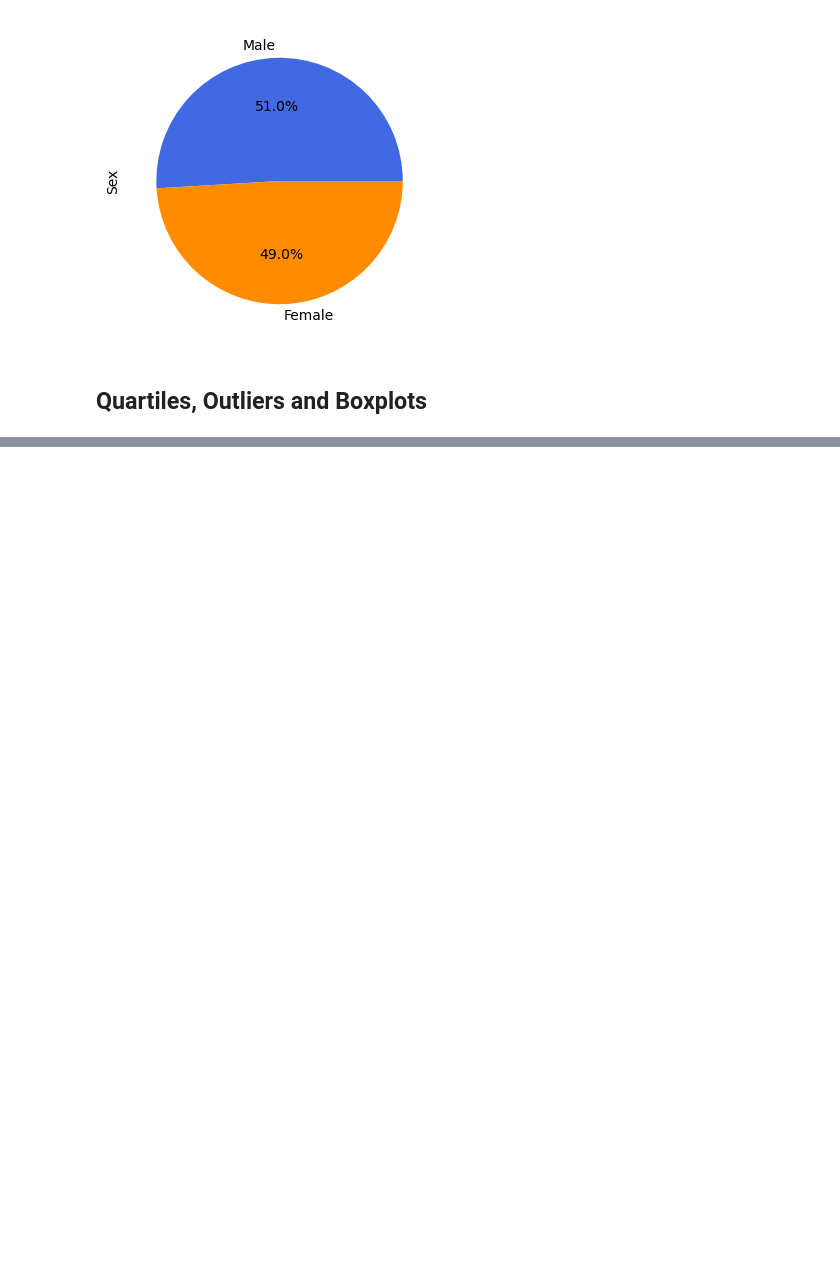
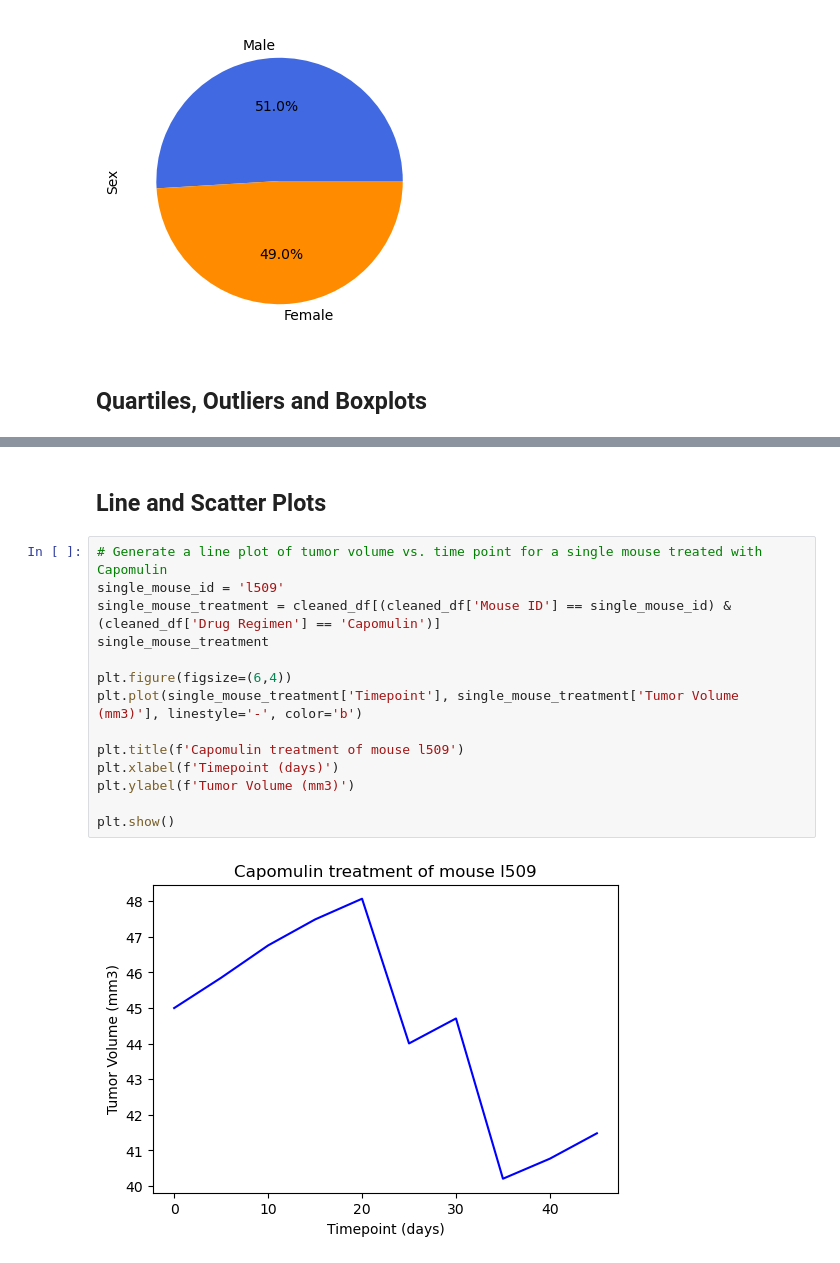
Before and after one commit to Ernawaty2024/matplotlib_challenge, a Jupyter notebook: Pymaceuticals/Pymaceuticals.ipynb.ipynb, the cells around one changed output, grey strips where cells are left out. Cells and saved outputs as stored; diff of their text form; blank space fills up the shorter version.

```diff
--- a/Pymaceuticals/Pymaceuticals.ipynb.ipynb
+++ b/Pymaceuticals/Pymaceuticals.ipynb.ipynb
@@ -215,0 +288,18 @@ plt.show()
+# %% [markdown]
+## Line and Scatter Plots
+# %%
+# Generate a line plot of tumor volume vs. time point for a single mouse treated with Capomulin
+single_mouse_id = 'l509'
+single_mouse_treatment = cleaned_df[(cleaned_df['Mouse ID'] == single_mouse_id) & (cleaned_df['Drug Regimen'] == 'Capomulin')]
+single_mouse_treatment
+
+plt.figure(figsize=(6,4))
+plt.plot(single_mouse_treatment['Timepoint'], single_mouse_treatment['Tumor Volume (mm3)'], linestyle='-', color='b')
+
+plt.title(f'Capomulin treatment of mouse l509')
+plt.xlabel(f'Timepoint (days)')
+plt.ylabel(f'Tumor Volume (mm3)')
+
+plt.show()
+# %% [output]
+[figure, added]
```
Also changed, not shown: parts of 3 cells of this notebook.
